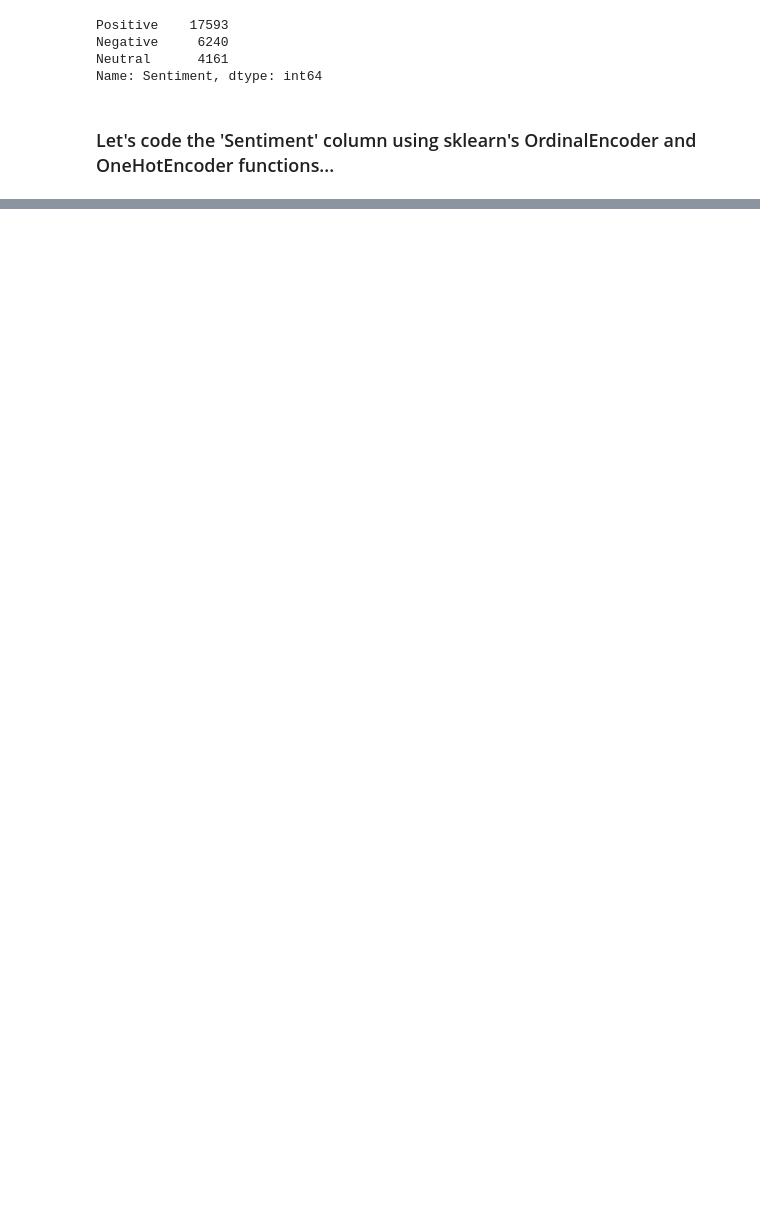
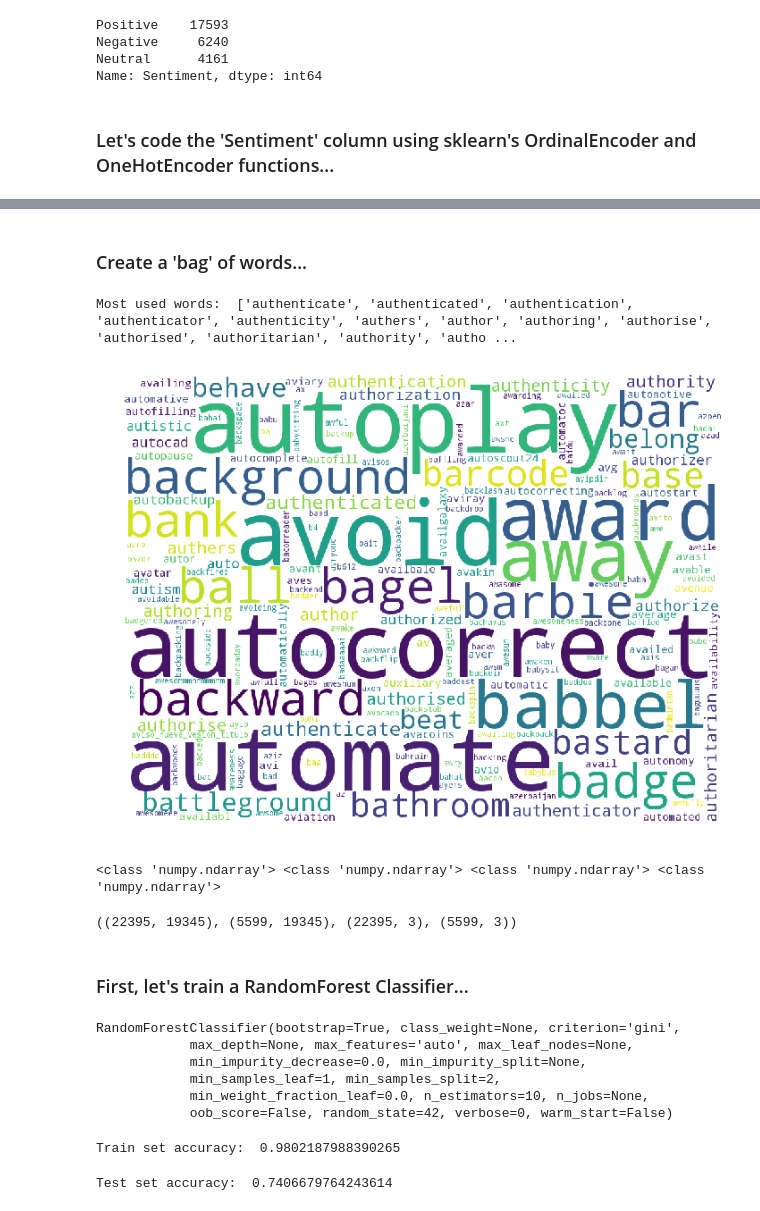
Before and after one commit to ROARMarketingConcepts/Machine-Learning-Projects, a Jupyter notebook: Google_PlayStore_Apps_Analysis.ipynb, the cells around one changed output, grey strips where cells are left out. Drawn from its saved outputs; the diff is of its cells as text; code cells hidden in the pictures; blank space fills up the shorter version.

```diff
--- a/Google_PlayStore_Apps_Analysis.ipynb
+++ b/Google_PlayStore_Apps_Analysis.ipynb
@@ -210,0 +184,8 @@ array([[0., 0., 1.],
+# %%
+text_list = []
+
+for i in review_sentiment.Translated_Review:
+  ConvertTextString(i)
+
+
+text_list[:10]
@@ -210,0 +203,59 @@ array([[0., 0., 1.],
+# %% [markdown]
+### Create a 'bag' of words...
+# %%
+from sklearn.feature_extraction.text import CountVectorizer
+
+max_features=200000
+cou_vec=CountVectorizer(max_features=max_features,stop_words="english")
+sparce_matrix=cou_vec.fit_transform(text_list).toarray()
+all_words=cou_vec.get_feature_names()
+print("Most used words: ",all_words[2000:2500])
+# %% [output]
+Most used words:  ['authenticate', 'authenticated', 'authentication', 'authenticator', 'authenticity', 'authers', 'author', 'authoring', 'authorise', 'authorised', 'authoritarian', 'authority', 'autho ...
+# %%
+from wordcloud import WordCloud
+
+plt.subplots(figsize=(12,12))
+wordcloud=WordCloud(background_color="white",width=1024,height=768).generate(" ".join(all_words[2000:2500]))
+plt.imshow(wordcloud)
+plt.axis("off")
+plt.show()
+# %% [output]
+[figure, added]
+# %%
+#classification
+
+y = sentiment_1hot_encoded
+x=sparce_matrix
+
+from sklearn.model_selection import train_test_split
+
+x_train,x_test,y_train,y_test=train_test_split(x,y,test_size=0.2,random_state=42)
+print(type(x_train),type(x_test),type(y_train),type(y_test))
+x_train.shape,x_test.shape,y_train.shape,y_test.shape
+# %% [output]
+<class 'numpy.ndarray'> <class 'numpy.ndarray'> <class 'numpy.ndarray'> <class 'numpy.ndarray'>
+((22395, 19345), (5599, 19345), (22395, 3), (5599, 3))
+# %% [markdown]
+### First, let's train a RandomForest Classifier...
+# %%
+
+from sklearn.ensemble import RandomForestClassifier
+
+random_forest = RandomForestClassifier(n_estimators = 10, random_state=42)
+random_forest.fit(x_train,y_train)
+# %% [output]
+RandomForestClassifier(bootstrap=True, class_weight=None, criterion='gini',
+            max_depth=None, max_features='auto', max_leaf_nodes=None,
+            min_impurity_decrease=0.0, min_impurity_split=None,
+            min_samples_leaf=1, min_samples_split=2,
+            min_weight_fraction_leaf=0.0, n_estimators=10, n_jobs=None,
+            oob_score=False, random_state=42, verbose=0, warm_start=False)
+# %%
+print("Train set accuracy: ",random_forest.score(x_train,y_train))
+# %% [output]
+Train set accuracy:  0.9802187988390265
+# %%
+print("Test set accuracy: ",random_forest.score(x_test,y_test))
+# %% [output]
+Test set accuracy:  0.7406679764243614
```
Also changed, not shown: parts of 23 cells of this notebook.
